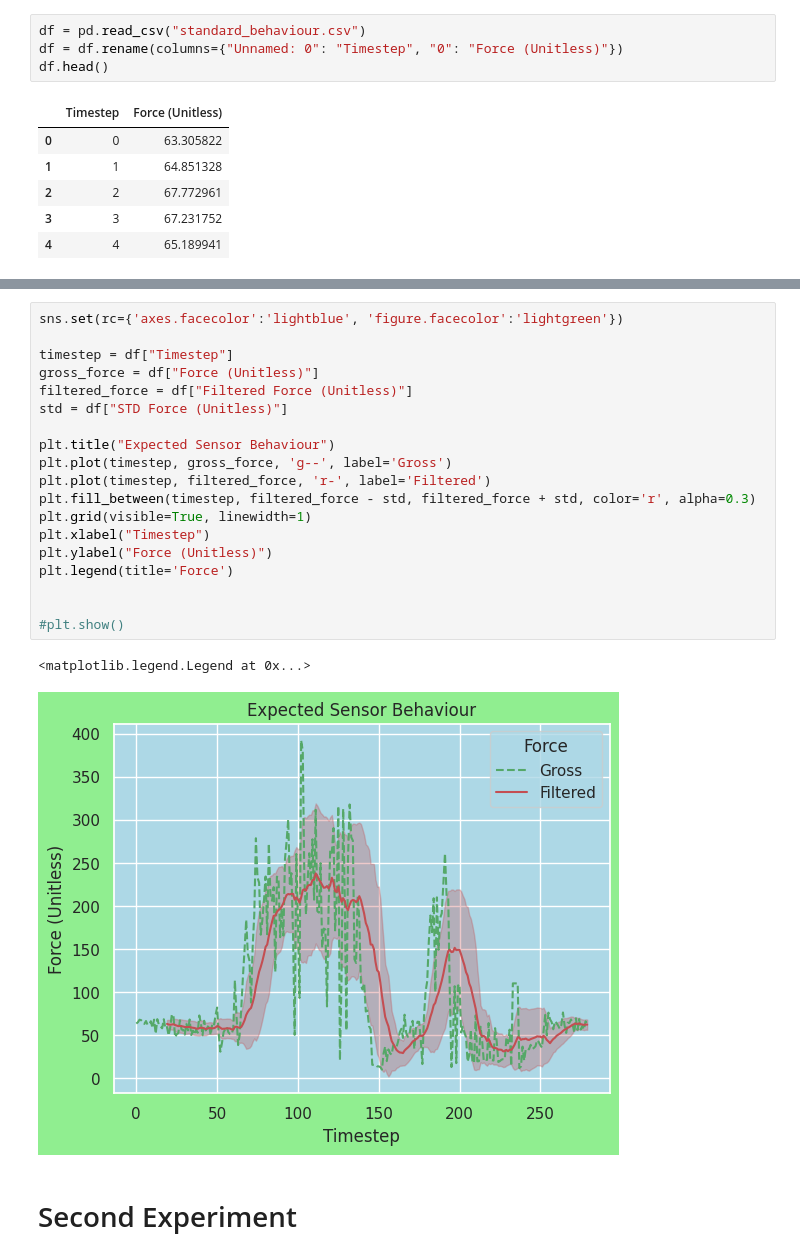
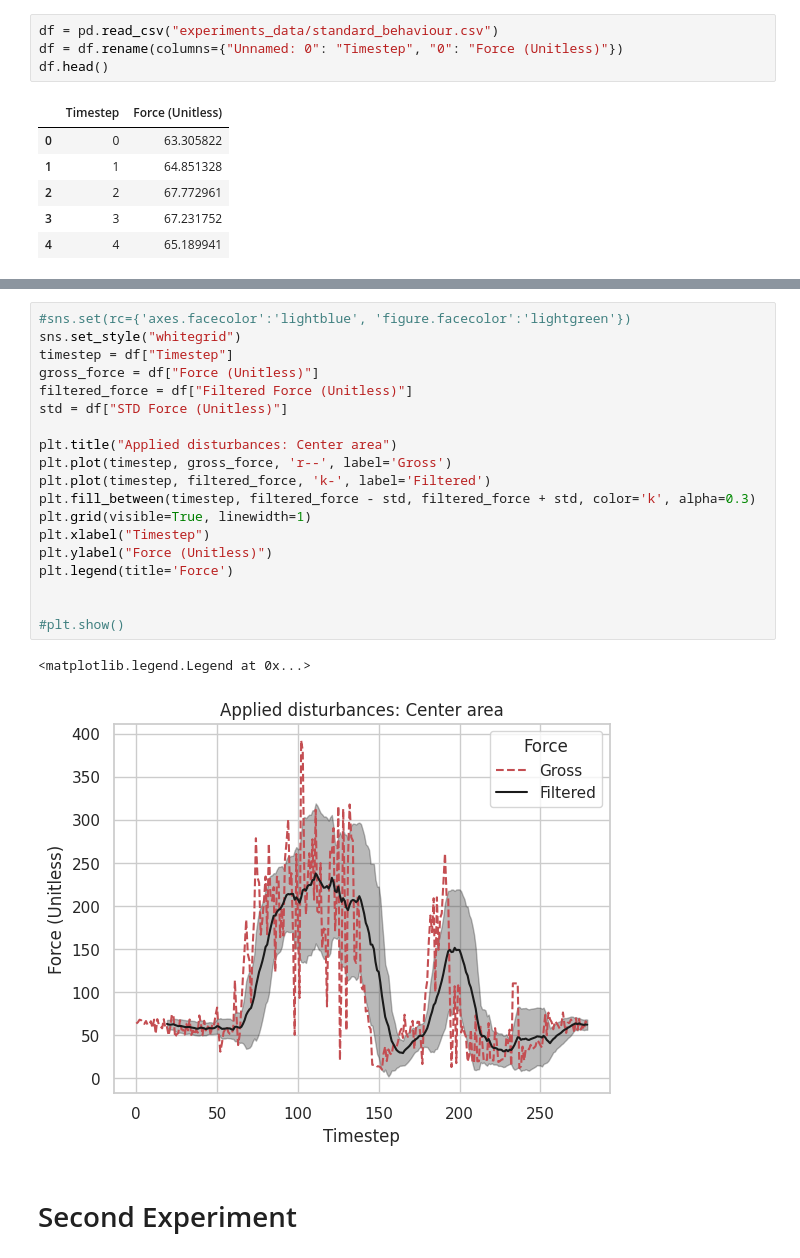
Before and after one commit to corcasta/dynamic_grasp, a Jupyter notebook: data_vis.ipynb, the cells around one changed output, grey strips where cells are left out. Drawn from its saved outputs; the diff is of its cells as text.

```diff
--- a/data_vis.ipynb
+++ b/data_vis.ipynb
@@ -5,7 +5,7 @@ import matplotlib.pyplot as plt
 # %% [markdown]
 # First Experiment
 # %%
-df = pd.read_csv("standard_behaviour.csv")
+df = pd.read_csv("experiments_data/standard_behaviour.csv")
 df = df.rename(columns={"Unnamed: 0": "Timestep", "0": "Force (Unitless)"})
 df.head()
 # %% [output]
@@ -25,25 +25,25 @@ df[["Force (Unitless)", "Filtered Force (Unitless)"]].plot(title="Expected behav
 # %%
-sns.set(rc={'axes.facecolor':'lightblue', 'figure.facecolor':'lightgreen'})
-
+#sns.set(rc={'axes.facecolor':'lightblue', 'figure.facecolor':'lightgreen'})
+sns.set_style("whitegrid")
 timestep = df["Timestep"]
 gross_force = df["Force (Unitless)"]
 filtered_force = df["Filtered Force (Unitless)"]
 std = df["STD Force (Unitless)"]
 
-plt.title("Expected Sensor Behaviour")
-plt.plot(timestep, gross_force, 'g--', label='Gross')
-plt.plot(timestep, filtered_force, 'r-', label='Filtered')
-plt.fill_between(timestep, filtered_force - std, filtered_force + std, color='r', alpha=0.3)
+plt.title("Applied disturbances: Center area")
+plt.plot(timestep, gross_force, 'r--', label='Gross')
+plt.plot(timestep, filtered_force, 'k-', label='Filtered')
+plt.fill_between(timestep, filtered_force - std, filtered_force + std, color='k', alpha=0.3)
 plt.grid(visible=True, linewidth=1)
 plt.xlabel("Timestep")
 plt.ylabel("Force (Unitless)")
 plt.legend(title='Force')
 
 
 #plt.show()
 # %% [output]
 <matplotlib.legend.Legend at 0x...>
-[figure, old version]
+[figure, new version]
 # %% [markdown]
 # Second Experiment
 # %%
```
Also changed, not shown: parts of 13 cells of this notebook.
